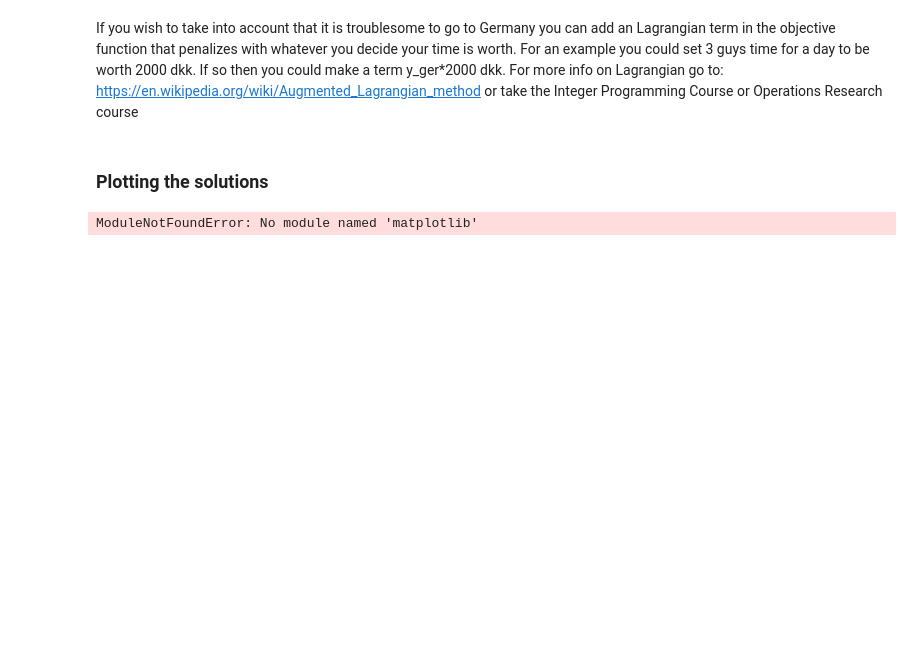
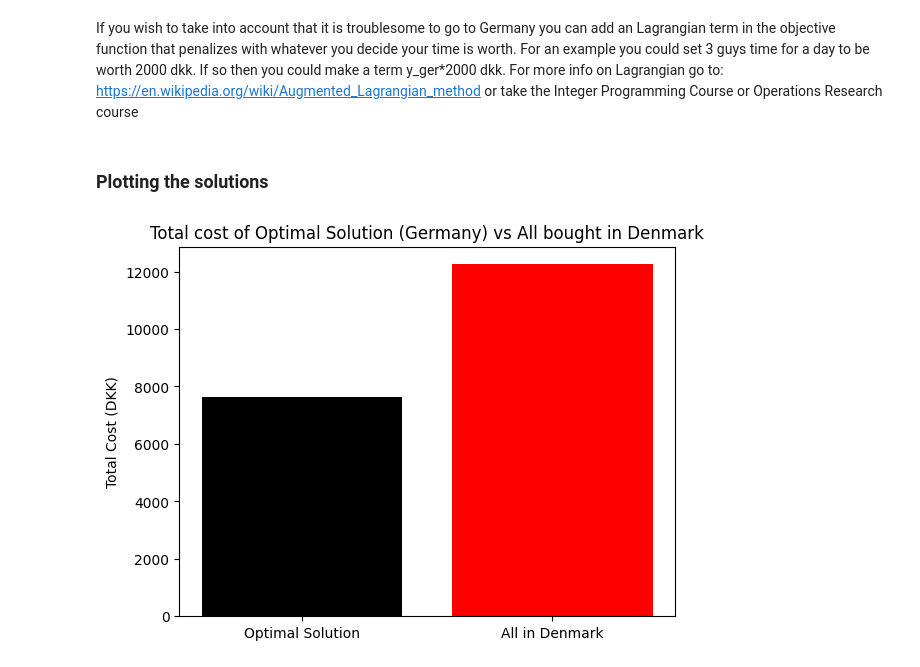
Before and after one commit to SalisMaxima/Hobby_projects, a Jupyter notebook: Beertrip_MILP/Beertrip_MILP_2_0.ipynb, the cells around one changed output. Saved outputs shown, nothing was run; the diff lists cells and outputs as text; code cells hidden in the pictures; blank space fills up the shorter version.

```diff
--- a/Beertrip_MILP/Beertrip_MILP_2_0.ipynb
+++ b/Beertrip_MILP/Beertrip_MILP_2_0.ipynb
@@ -120,7 +122,7 @@ print("Max packs: ", Max_packs)
 print("Gas usage: ", Gas_usage)
 
 #But actually we only have space for like 90 packs, until we have to start putting them on the seats
-Max_packs = 90  ## 24 packs
+Max_packs = 80  ## 24 packs
 
 # Pack range
 pack_range = range(Max_packs, Max_packs+2)
@@ -220,27 +222,29 @@ For an example you could set 3 guys time for a day to be worth 2000 dkk. If so t
 # %% [markdown]
 ### Plotting the solutions
 # %%
-import matplotlib.pyplot as plt
+# Plot the solution
+import matplotlib.pyplot as plt;
 
 # Extract solution information
-x_beer_dk_value = x_beer_dk.X
+
 x_beer_Ger_value = x_beer_Ger.X
-x_soda_dk_value = x_soda_dk.X
 x_soda_Ger_value = x_soda_Ger.X
+x_soda_dk_value = Max_packs-x_beer_dk_value
+x_beer_dk_value = max_alcohol_packs
 
 # Calculate total cost for the optimal solution
-optimal_cost = m.ObjVal
+optimal_cost = m.ObjVal;
 
 # Calculate total cost for the solution where all items are bought in Denmark
-all_dk_cost = (x_beer_dk_value * p_beer_dk_avg + x_soda_dk_value * p_soda_dk_avg + f_weshare)
+all_dk_cost = (x_beer_dk_value * p_beer_dk_avg + x_soda_dk_value * p_soda_dk_avg + f_weshare);
 
 # Create a bar plot to compare the costs
 categories = ['Optimal Solution', 'All in Denmark']
 costs = [optimal_cost, all_dk_cost]
 
-plt.bar(categories, costs, color=['blue', 'green'])
+plt.bar(categories, costs, color=['black', 'red'])
 plt.ylabel('Total Cost (DKK)')
-plt.title('Comparison of Optimal Solution vs. All in Denmark')
-plt.show()
+plt.title('Total cost of Optimal Solution (Germany) vs All bought in Denmark')
+plt.show();
 # %% [output]
-ModuleNotFoundError: No module named 'matplotlib'
+[figure, added]
```
Also changed, not shown: parts of 3 cells of this notebook.
